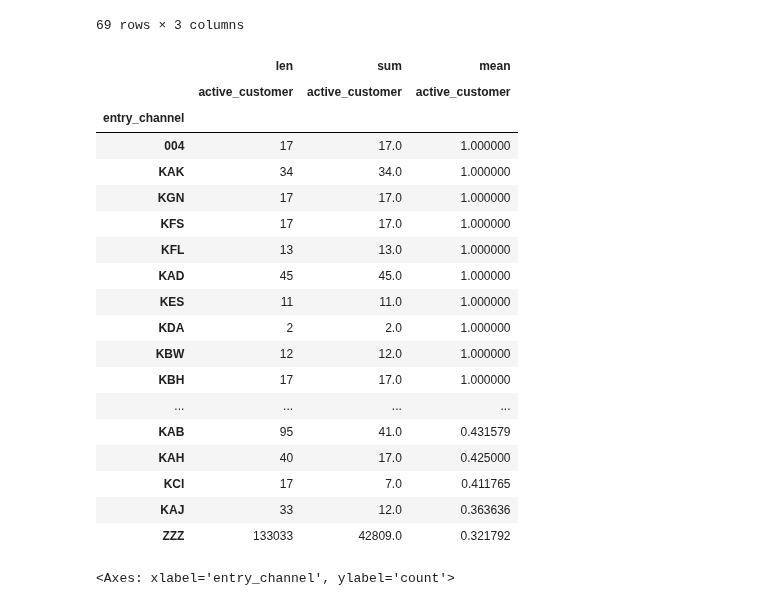
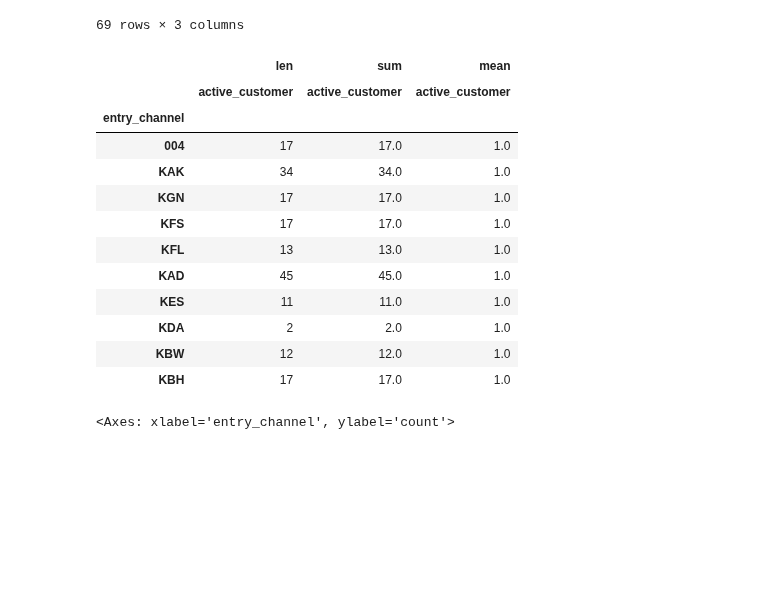
Before and after one commit to RicardColomOrero/easymoney, a Jupyter notebook: Easymoney_Ricard.ipynb, the cells around one changed output. Cells and saved outputs as stored; diff of their text form; code cells hidden in the pictures; blank space fills up the shorter version.

```diff
--- a/Easymoney_Ricard.ipynb
+++ b/Easymoney_Ricard.ipynb
@@ -498,6 +493,8 @@ customer_commercial_activity_1.set_index('customer_ID',inplace=True)
 #customer_commercial_activity_1['active_customer']=customer_commercial_activity_1['active_customer'].astype(bool)
 # %%
 customer_commercial_activity_1['entry_date']=pd.to_datetime(customer_commercial_activity_1['entry_date'])
+# %%
+customer_commercial_activity_1['partition_ID']=pd.to_datetime(customer_commercial_activity_1['partition_ID'])
 # %%
 customer_commercial_activity_1.head()
 # %% [output]
@@ -594,27 +590,21 @@ customer_commercial_activity_1.pivot_table(index='entry_channel',values='active_
 | ZZZ | 133033 | 42809.0 | 0.321792 |
 69 rows × 3 columns
 # %%
-customer_commercial_activity_1.pivot_table(index='entry_channel',values='active_customer',aggfunc=[len,np.sum,np.mean]).sort_values(by=[('mean','active_customer')],ascending=False).head(50)
+customer_commercial_activity_1.pivot_table(index='entry_channel',values='active_customer',aggfunc=[len,np.sum,np.mean]).sort_values(by=[('mean','active_customer')],ascending=False).head(10)
 # %% [output]
 |  | len | sum | mean |
 |  | active_customer | active_customer | active_customer |
 | entry_channel |  |  |  |
-| 004 | 17 | 17.0 | 1.000000 |
-| KAK | 34 | 34.0 | 1.000000 |
-| KGN | 17 | 17.0 | 1.000000 |
-| KFS | 17 | 17.0 | 1.000000 |
-| KFL | 13 | 13.0 | 1.000000 |
-| KAD | 45 | 45.0 | 1.000000 |
-| KES | 11 | 11.0 | 1.000000 |
-| KDA | 2 | 2.0 | 1.000000 |
-| KBW | 12 | 12.0 | 1.000000 |
-| KBH | 17 | 17.0 | 1.000000 |
-| ... | ... | ... | ... |
-| KAB | 95 | 41.0 | 0.431579 |
-| KAH | 40 | 17.0 | 0.425000 |
-| KCI | 17 | 7.0 | 0.411765 |
-| KAJ | 33 | 12.0 | 0.363636 |
-| ZZZ | 133033 | 42809.0 | 0.321792 |
+| 004 | 17 | 17.0 | 1.0 |
+| KAK | 34 | 34.0 | 1.0 |
+| KGN | 17 | 17.0 | 1.0 |
+| KFS | 17 | 17.0 | 1.0 |
+| KFL | 13 | 13.0 | 1.0 |
+| KAD | 45 | 45.0 | 1.0 |
+| KES | 11 | 11.0 | 1.0 |
+| KDA | 2 | 2.0 | 1.0 |
+| KBW | 12 | 12.0 | 1.0 |
+| KBH | 17 | 17.0 | 1.0 |
 # %%
 plt.figure(figsize=(30,5))
 sns.countplot(
```
Also changed, not shown: parts of 29 cells of this notebook.
